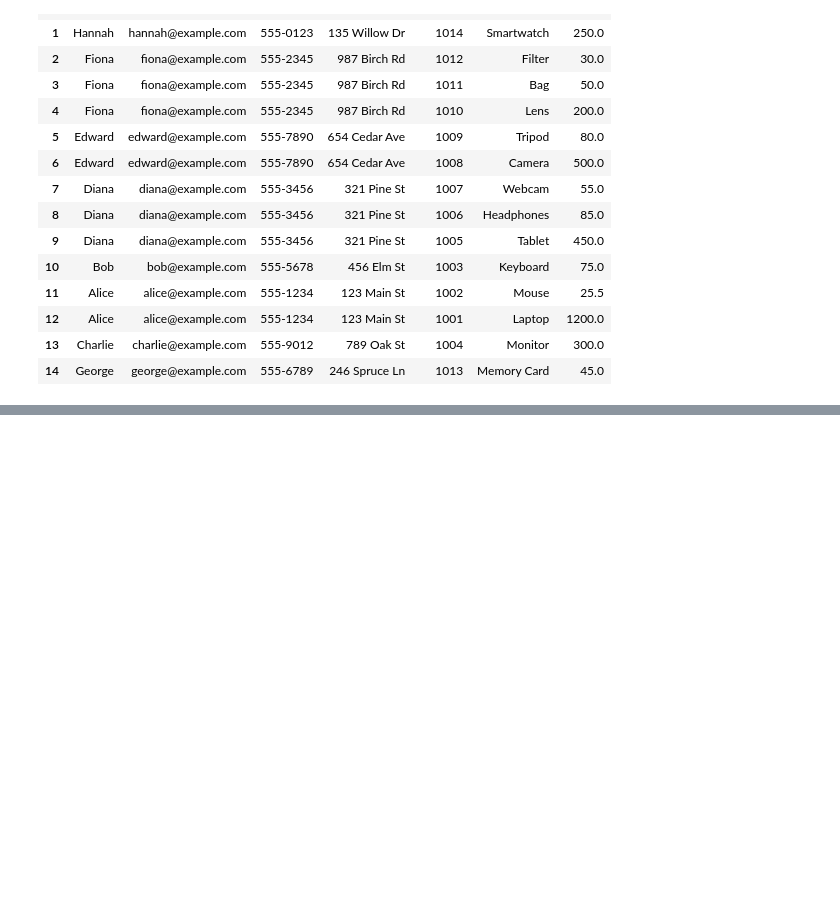
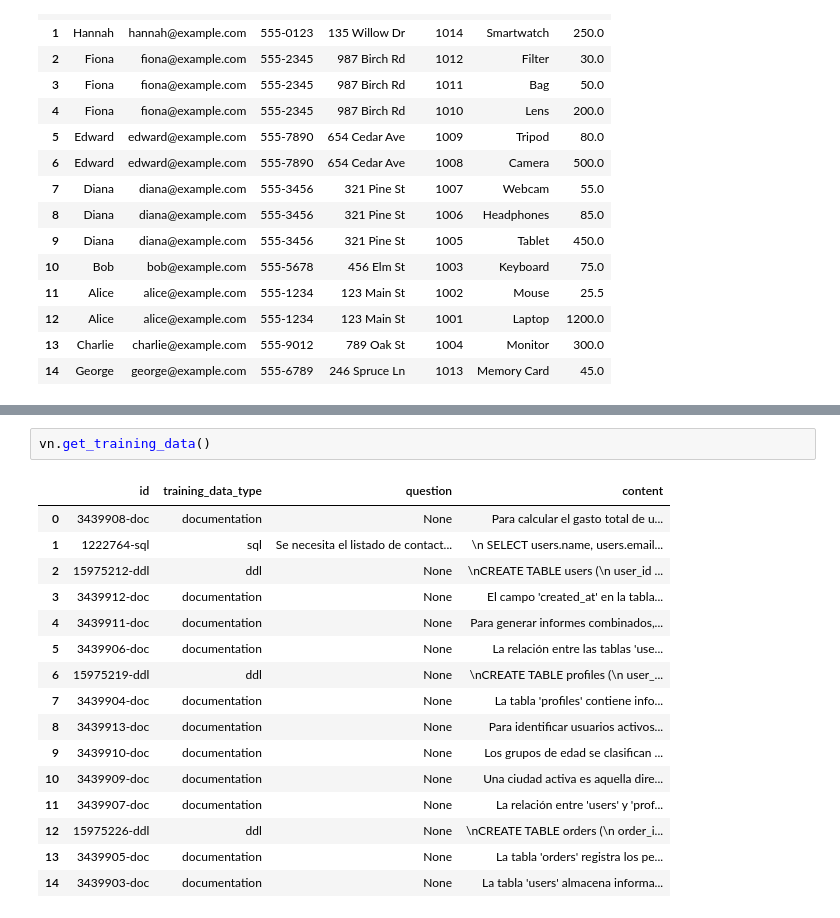
Before and after one commit to Tomaslopera/Data_Engineering, a Jupyter notebook: SQL/Taller.ipynb, the cells around one changed output, grey strips where cells are left out. Saved outputs shown, nothing was run; the diff lists cells and outputs as text; blank space fills up the shorter version.

```diff
--- a/SQL/Taller.ipynb
+++ b/SQL/Taller.ipynb
@@ -165,0 +296,19 @@ pd.read_sql_query(query, conn)
+# %%
+vn.get_training_data()
+# %% [output]
+|  | id | training_data_type | question | content |
+| 0 | 3439908-doc | documentation | None | Para calcular el gasto total de u... |
+| 1 | 1222764-sql | sql | Se necesita el listado de contact... | \n SELECT users.name, users.email... |
+| 2 | 15975212-ddl | ddl | None | \nCREATE TABLE users (\n user_id ... |
+| 3 | 3439912-doc | documentation | None | El campo 'created_at' en la tabla... |
+| 4 | 3439911-doc | documentation | None | Para generar informes combinados,... |
+| 5 | 3439906-doc | documentation | None | La relación entre las tablas 'use... |
+| 6 | 15975219-ddl | ddl | None | \nCREATE TABLE profiles (\n user_... |
+| 7 | 3439904-doc | documentation | None | La tabla 'profiles' contiene info... |
+| 8 | 3439913-doc | documentation | None | Para identificar usuarios activos... |
+| 9 | 3439910-doc | documentation | None | Los grupos de edad se clasifican ... |
+| 10 | 3439909-doc | documentation | None | Una ciudad activa es aquella dire... |
+| 11 | 3439907-doc | documentation | None | La relación entre 'users' y 'prof... |
+| 12 | 15975226-ddl | ddl | None | \nCREATE TABLE orders (\n order_i... |
+| 13 | 3439905-doc | documentation | None | La tabla 'orders' registra los pe... |
+| 14 | 3439903-doc | documentation | None | La tabla 'users' almacena informa... |
```
Also changed, not shown: parts of 18 cells of this notebook.
